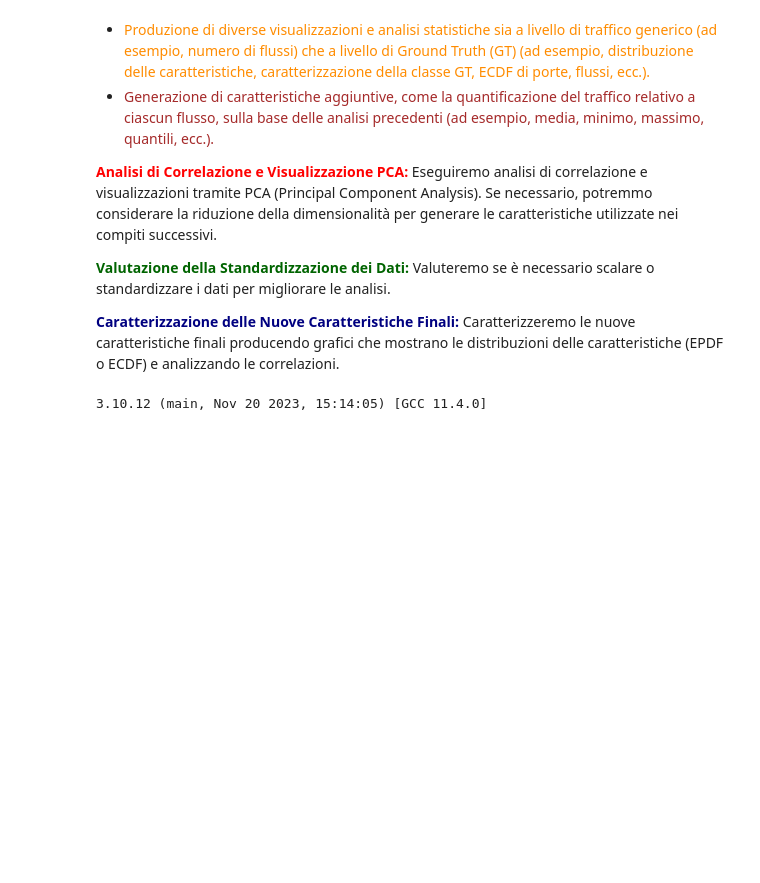
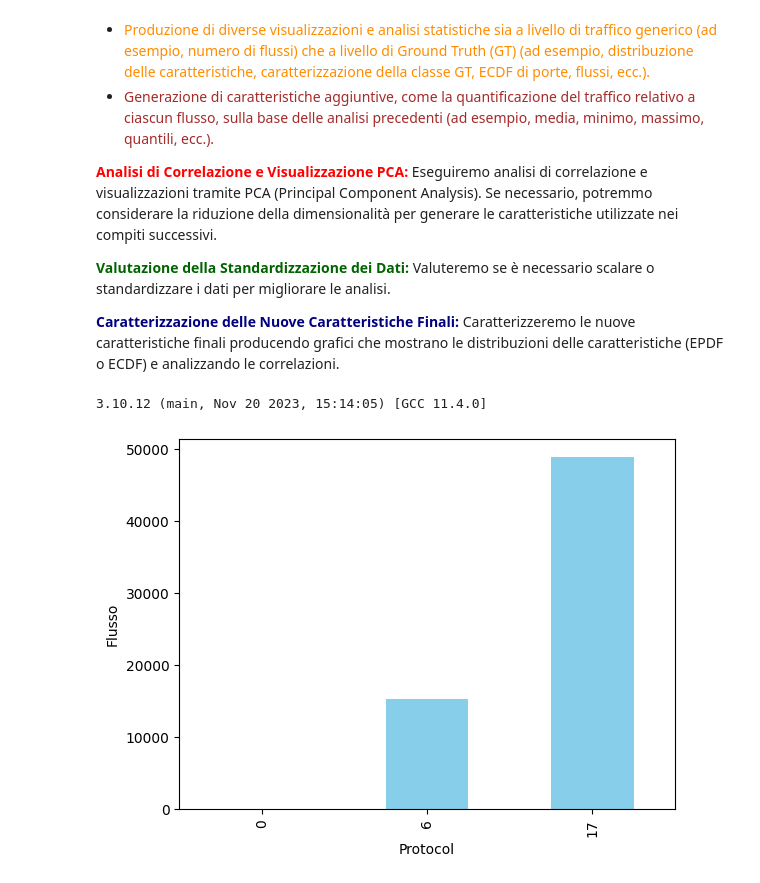
Before and after one commit to n4rciso/DDoS-Detection-using-Machine-Learning, a Jupyter notebook: S1 - Data exploration and pre-processing.ipynb, the cells around one changed output. Cells and saved outputs as stored; diff of their text form; code cells hidden in the pictures; blank space fills up the shorter version.

```diff
--- a/S1 - Data exploration and pre-processing.ipynb
+++ b/S1 - Data exploration and pre-processing.ipynb
@@ -33,0 +39,15 @@ print(sys.version)
+# %%
+df = pd.read_csv("ddos_dataset.csv", sep = ",")
+
+# ci siamo resi conto alcuni nomi delle colonne sono separate da ', ' invece che ',' quindi eliminiamo gli spazi
+df.rename(columns=lambda x: x.strip(), inplace=True)
+# %%
+protocol_count = df.groupby(['Protocol']).size()
+
+protocol_count.plot(kind='bar', color='skyblue')
+#plt.bar(protocol_count.index,protocol_count.values)
+plt.xlabel('Protocol')
+plt.ylabel('Flusso')
+plt.show()
+# %% [output]
+[figure, added]
```
Also changed, not shown: parts of 4 cells of this notebook.
